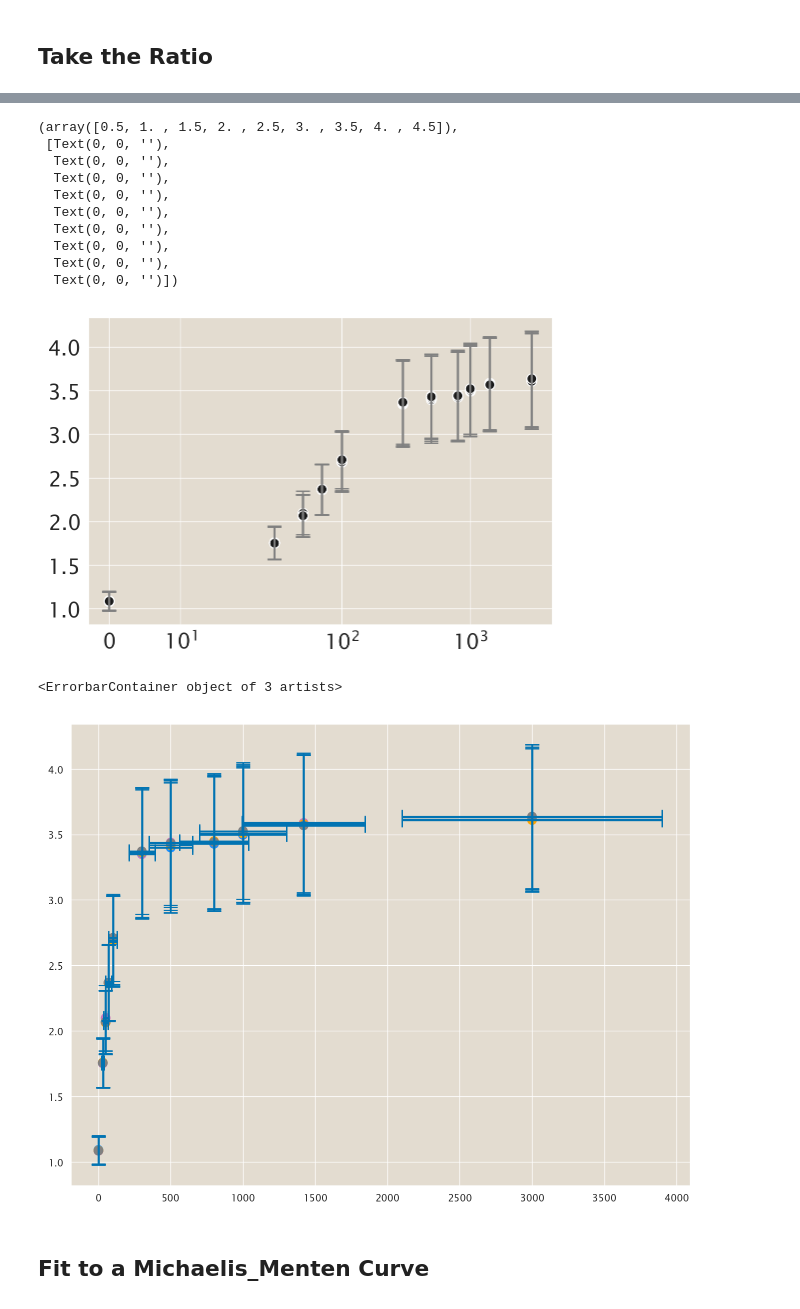
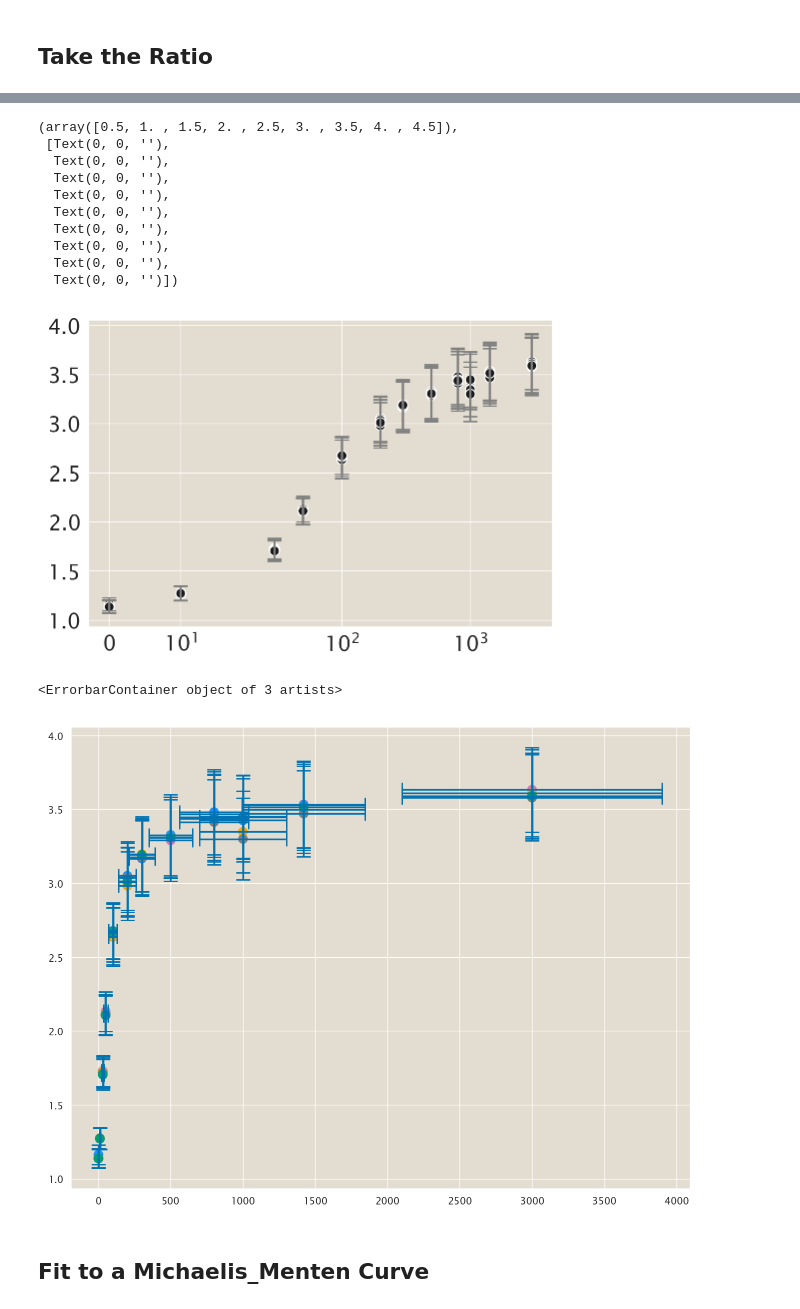
Before and after one commit to RPGroup-PBoC/am_atp, a Jupyter notebook: analysis/atp-cal/2024-07-23_ATPCal_Pipeline.ipynb, the cells around one changed output, grey strips where cells are left out. Saved outputs shown, nothing was run; the diff lists cells and outputs as text; code cells hidden in the pictures.

Commit message:
updated atp cal to work for 2024-11-21 data. main change is specifying a timepoint to analyze if there is a time series

```diff
--- a/analysis/atp-cal/2024-07-23_ATPCal_Pipeline.ipynb
+++ b/analysis/atp-cal/2024-07-23_ATPCal_Pipeline.ipynb
@@ -56,20 +56,29 @@ plt.rcParams['image.cmap'] = 'viridis'
 datapath = '../../data/atp_cal'
 
 #This varies between experiments.
-datafolder = '2023-12-16_A81D_Cal' #EDIT THIS EVERY TIME
+#datafolder = '2023-12-16_A81D_Cal' #EDIT THIS EVERY TIME
+datafolder = '2023-11-21_A81D_Cal' #EDIT THIS EVERY TIME
 
-# bound Images
-included_bound = '*uM*/*Pos*/*405*.tif' #EDIT THIS EVERY TIME
-bound_files = np.sort(glob.glob(datapath+'/'+datafolder+'/'+included_bound))
+#IF YOU GLOB ALL FILES AND ARENT CONCERNED ABOUT A SPECIFIC TIMEPOINT
+# # bound Images
+# included_bound = '*uM*/*Pos*/*405*.tif' #EDIT THIS EVERY TIME
+# bound_files = np.sort(glob.glob(datapath+'/'+datafolder+'/'+included_bound))
 
-# unbound Images
-included_unbound = '*uM*/*Pos*/*480*.tif' #EDIT THIS EVERY TIME
-unbound_files = np.sort(glob.glob(datapath+'/'+datafolder+'/'+included_unbound))
+# # unbound Images
+# included_unbound = '*uM*/*Pos*/*480*.tif' #EDIT THIS EVERY TIME
+# unbound_files = np.sort(glob.glob(datapath+'/'+datafolder+'/'+included_unbound))
+
+#IF YOU TOOK MULTIPLE TIME POINT, SPECIFY THE ONE YOU WANT AND MAKE THE LISTS BASED ON THIS:
+included_time = '*uM*/*Pos*/*000000009*.tif'
+files = glob.glob(datapath+'/'+datafolder+'/'+'*uM*/*Pos*/*000000009*.tif')
+bound_files = [f for f in files if '405' in f]
+unbound_files = [f for f in files if '480' in f]
 
 #Find the ATP concentrations of each image
 ATPconc_unsrt=[]
 for i, file in enumerate(unbound_files):
-    conc = int(file.split('/')[5].split('_')[0].split('uM')[0]) #EDIT THIS EVERY TIME
+    #conc = int(file.split('/')[5].split('_')[0].split('uM')[0]) #for 2023-12-16_A81D_Cal --> EDIT THIS EVERY TIME
+    conc = int(file.split('uMATP')[0].split('_')[-1]) #for 2023-12-16_A81D_Cal --> EDIT THIS EVERY TIME
     ATPconc_unsrt.append(conc)
 ATPconc_unsrt = np.array(ATPconc_unsrt)
 
@@ -258,24 +269,24 @@ plt.yticks(fontsize=15)
   Text(0, 0, ''),
   Text(0, 0, ''),
   Text(0, 0, '')])
-[figure, old version]
+[figure, new version]
 # %%
 # FOR TIME BEING, for purposes of building up the capacity to fit with xerrors,
 # use these SYNTHETIC errors:
 synthetic_conc_err = ATPconc*0.3
 
 # Now plot
 fig, ax = plt.subplots(figsize=(8,6))
 
-plotcolor=np.tile(['m', 'dodgerblue', 'orange', 'gray'], len(np.unique(ATPconc)))
+plotcolor=np.tile(['m', 'dodgerblue', 'orange', 'gray', 'g'], len(np.unique(ATPconc)))
 plt.scatter(ATPconc, ratio_calavg, color=plotcolor)
 plt.errorbar(ATPconc, ratio_calavg, yerr = np.nanstd(ratio_im, axis=(1,2)),
                                     xerr = synthetic_conc_err,
              fmt='None', capsize=5)
 #plt.xscale('symlog', linthresh=20)#, linscale=0.5)
 # %% [output]
 <ErrorbarContainer object of 3 artists>
-[figure, old version]
+[figure, new version]
 # %% [markdown]
 ## Fit to a Michaelis_Menten Curve
 # %%
```
Also changed, not shown: parts of 10 cells of this notebook, 4 other files.
